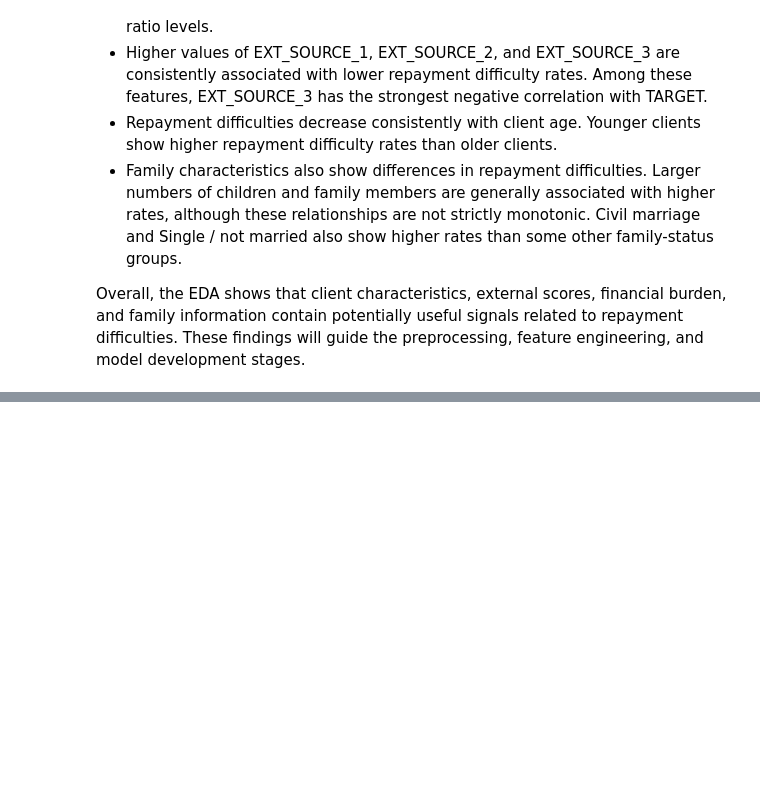
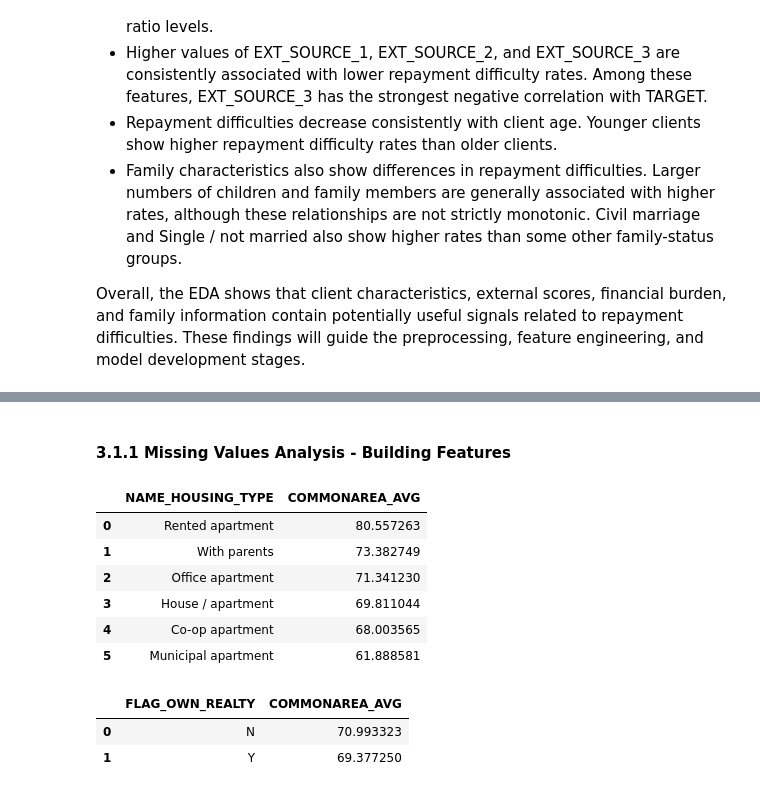
Before and after one commit to Tural-Kazimov/home-credit-default-risk, a Jupyter notebook: main.ipynb, the cells around one changed output, grey strips where cells are left out. Drawn from its saved outputs; the diff is of its cells as text; code cells hidden in the pictures; blank space fills up the shorter version.

```diff
--- a/main.ipynb
+++ b/main.ipynb
@@ -1091,0 +1119,22 @@ Overall, the EDA shows that client characteristics, external scores, financial b
+# %% [markdown]
+#### 3.1.1 Missing Values Analysis - Building Features
+# %%
+data.groupby('NAME_HOUSING_TYPE')['COMMONAREA_AVG'].apply(
+    lambda x: x.isna().mean()*100
+).sort_values(ascending=False).reset_index()
+# %% [output]
+|  | NAME_HOUSING_TYPE | COMMONAREA_AVG |
+| 0 | Rented apartment | 80.557263 |
+| 1 | With parents | 73.382749 |
+| 2 | Office apartment | 71.341230 |
+| 3 | House / apartment | 69.811044 |
+| 4 | Co-op apartment | 68.003565 |
+| 5 | Municipal apartment | 61.888581 |
+# %%
+data.groupby('FLAG_OWN_REALTY')['COMMONAREA_AVG'].apply(
+    lambda x: x.isna().mean()*100
+).sort_values(ascending = False).reset_index()
+# %% [output]
+|  | FLAG_OWN_REALTY | COMMONAREA_AVG |
+| 0 | N | 70.993323 |
+| 1 | Y | 69.377250 |
```
Also changed, not shown: parts of 52 cells of this notebook.
